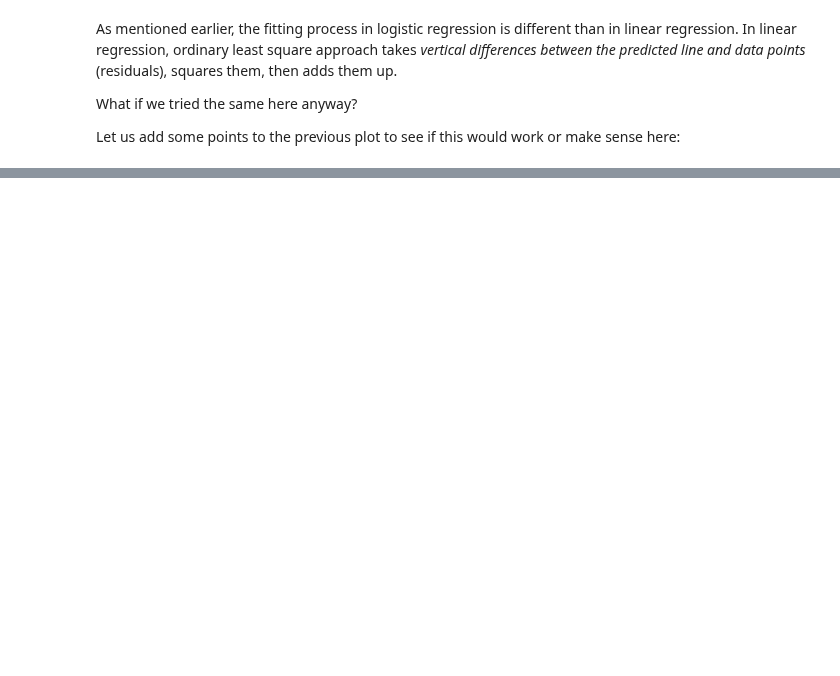
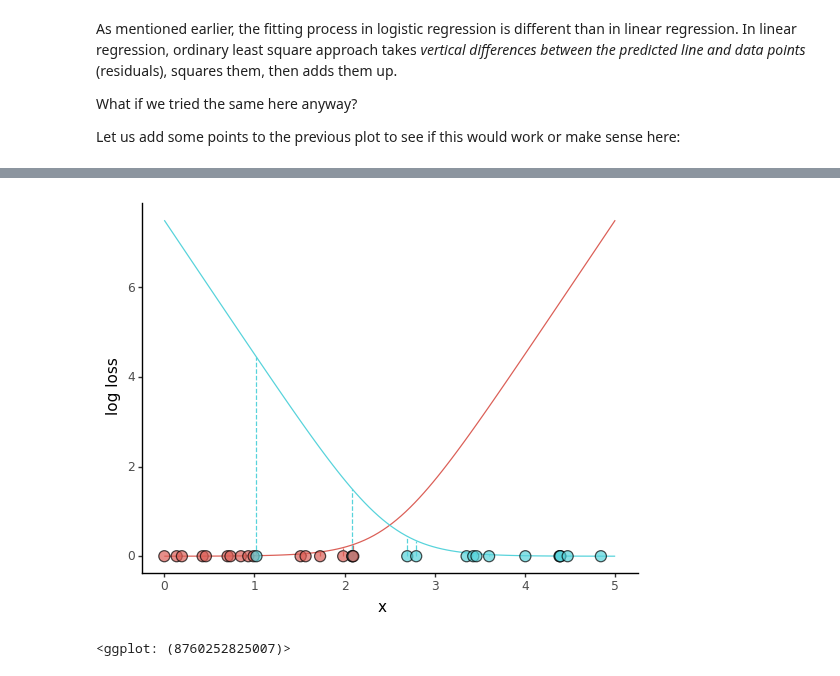
Before and after one commit to igor-sb/blog, a Jupyter notebook: notebooks/logistic_regression.ipynb, the cells around one changed output, grey strips where cells are left out. Saved outputs shown, nothing was run; the diff lists cells and outputs as text; code cells hidden in the pictures; blank space fills up the shorter version.

```diff
--- a/notebooks/logistic_regression.ipynb
+++ b/notebooks/logistic_regression.ipynb
@@ -128,7 +130,3 @@ We can think of logistic model as doing the two fits done simultaneously ($-\log
 # %%
 def log_loss(p_x, y):
     return -y * np.log(p_x) - (1 - y) * np.log(1 - p_x)
-# %%
-df = create_sample_data(3, 2.5, 40)
-df['log_loss'] = log_loss(df['p_x'], df['y'])
-df
@@ -165,11 +149,7 @@ def create_smooth_logloss_data(k, x0, n_points=100):
 		)),
 	})
 # %%
-def plot_logistic_fit(k, x0, k_fit, x0_fit, n_points):
-	df = create_sample_data(k, x0, n_points)
-	df['p_x_fit'] = logistic(df['x'], k_fit, x0_fit)
-	df['log_loss'] = log_loss(df['p_x_fit'], df['y'])
-	logloss_df = create_smooth_logloss_data(k_fit, x0_fit)
+def plot_logistic_fit(df, logloss_df):
 	return (
 		p9.ggplot(df, p9.aes('x'))
 		+ p9.geom_line(
@@ -187,10 +167,14 @@ def plot_logistic_fit(k, x0, k_fit, x0_fit, n_points):
 			shape='o',
 		)
 		+ p9.scale_y_continuous(name='log loss')
-		+ p9.labels.ggtitle("Total log-loss: " + str(np.sum(df['log_loss'])))
+		# + p9.labels.ggtitle("Total log-loss: " + str(np.sum(df['log_loss'])))
 		+ p9.theme_classic()
 		+ p9.theme(legend_position='none')
-		# + ylim(0, 5)
 	)
 
-plot_logistic_fit(k=3, x0=2.5, k_fit=1, x0_fit=3, n_points=30)
+def create_sample_and_logloss_data(k, x0, k_fit, x0_fit, n_points):
+	df = create_sample_data(k, x0, n_points)
+	df['p_x_fit'] = logistic(df['x'], k_fit, x0_fit)
+	df['log_loss'] = log_loss(df['p_x_fit'], df['y'])
+	logloss_df = create_smooth_logloss_data(k_fit, x0_fit)
+	return (df, logloss_df)
@@ -378,0 +181,13 @@ Total log-loss:  5.977928116822993
+# %%
+df, logloss_df = create_sample_and_logloss_data(
+	k=3,
+	x0=2.5,
+	k_fit=3,
+	x0_fit=2.5,
+	n_points=30,
+)
+
+plot_logistic_fit(df, logloss_df)
+# %% [output]
+[figure, added]
+<ggplot: (8760252825007)>
```
Also changed, not shown: parts of 26 cells of this notebook.
